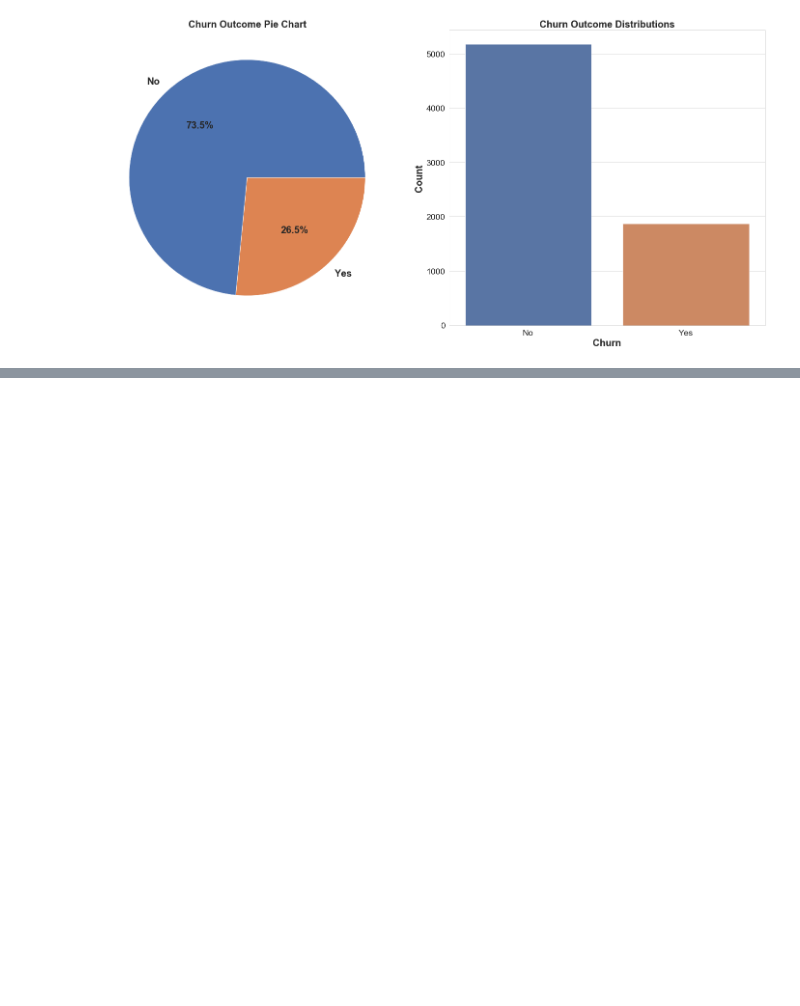
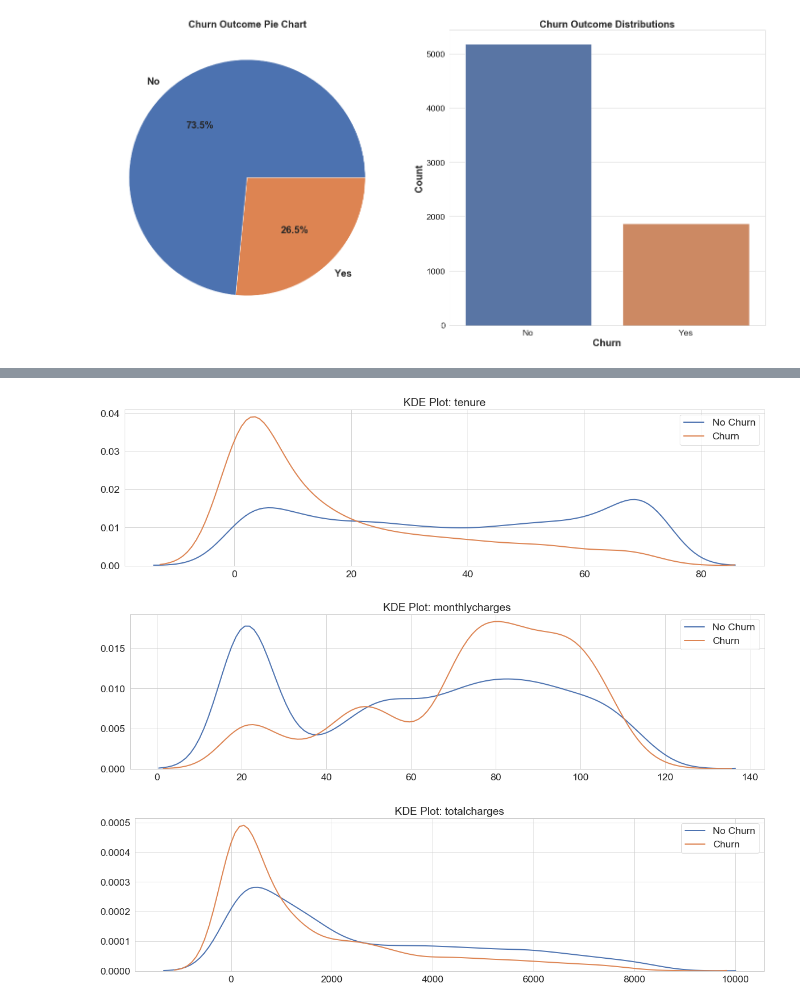
Before and after one commit to andrewcole33/telco_churn_analysis, a Jupyter notebook: eda.ipynb, the cells around one changed output, grey strips where cells are left out. Drawn from its saved outputs; the diff is of its cells as text; code cells hidden in the pictures; blank space fills up the shorter version.

```diff
--- a/eda.ipynb
+++ b/eda.ipynb
@@ -105,0 +150,15 @@ plt.tight_layout()
+# %%
+def kdeplots(feature):
+    plt.figure(figsize = (20, 5))
+    plt.title(f"KDE Plot: {feature}")
+    ax = sns.kdeplot(df[df.churn == 'No'][feature].dropna(), label = 'No Churn', lw = 2)
+    plt.legend = True
+    ax1 = sns.kdeplot(df[df.churn == 'Yes'][feature].dropna(), label = 'Churn', lw = 2)
+# %%
+kdeplots('tenure')
+kdeplots('monthlycharges')
+kdeplots('totalcharges')
+# %% [output]
+[figure, added]
+[figure, added]
+[figure, added]
```
Also changed, not shown: parts of 9 cells of this notebook, 1 other file.
